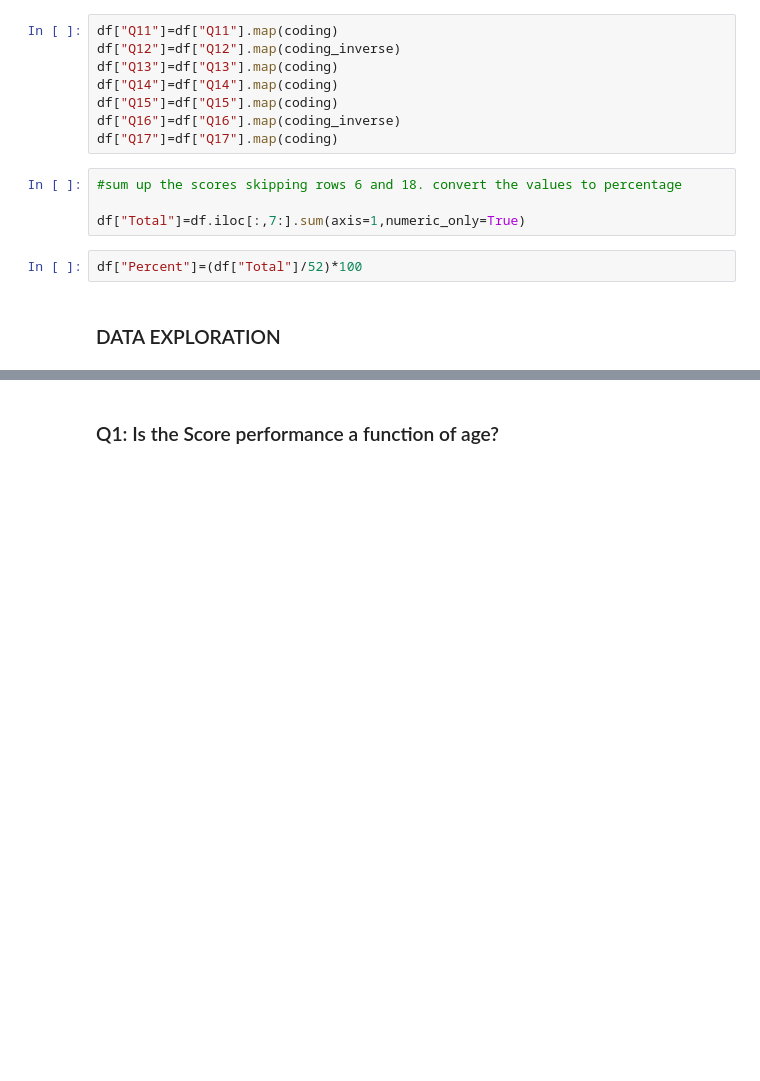
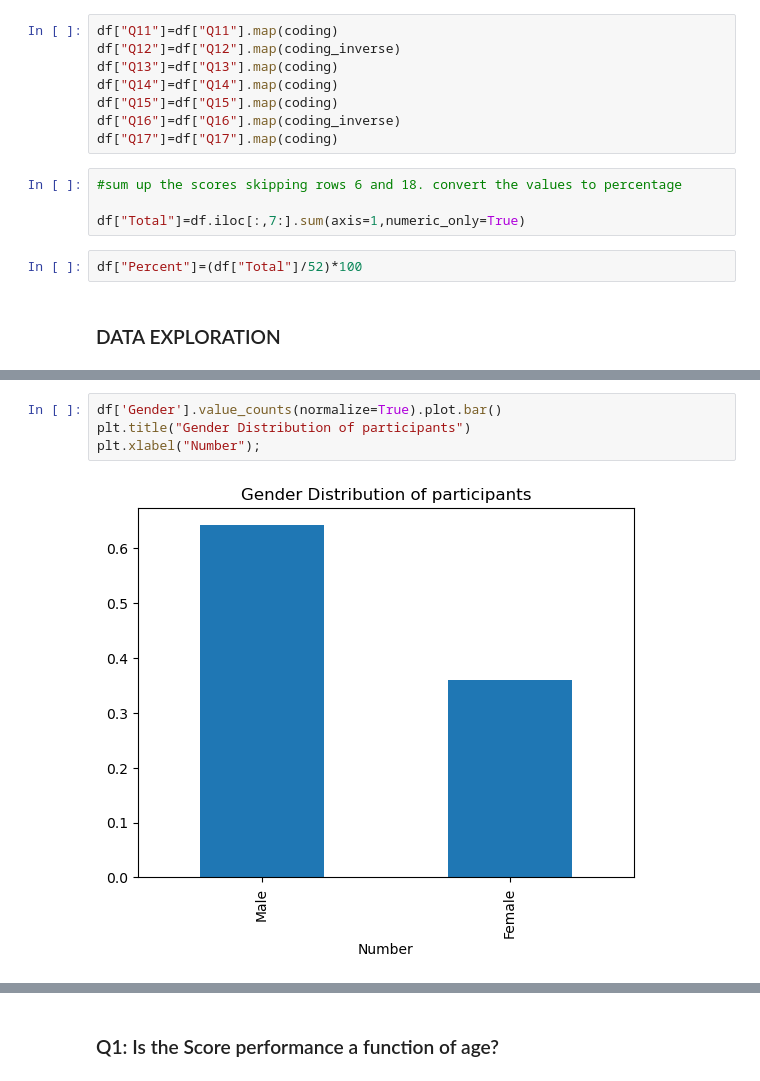
Before and after one commit to Elohorokpako/Knowledge-on-climate-change-and-emerging-infectious-diseases, a Jupyter notebook: Evaluation of the general knowledge on the impact of Climate Change on Emerging Infectious Diseases.ipynb, the cells around one changed output, grey strips where cells are left out. Saved outputs shown, nothing was run; the diff lists cells and outputs as text; blank space fills up the shorter version.

```diff
--- a/Evaluation of the general knowledge on the impact of Climate Change on Emerging Infectious Diseases.ipynb
+++ b/Evaluation of the general knowledge on the impact of Climate Change on Emerging Infectious Diseases.ipynb
@@ -440,0 +450,6 @@ df["Percent"].hist()
+# %%
+df['Gender'].value_counts(normalize=True).plot.bar()
+plt.title("Gender Distribution of participants")
+plt.xlabel("Number");
+# %% [output]
+[figure, added]
```
Also changed, not shown: parts of 13 cells of this notebook, 1 other file.
